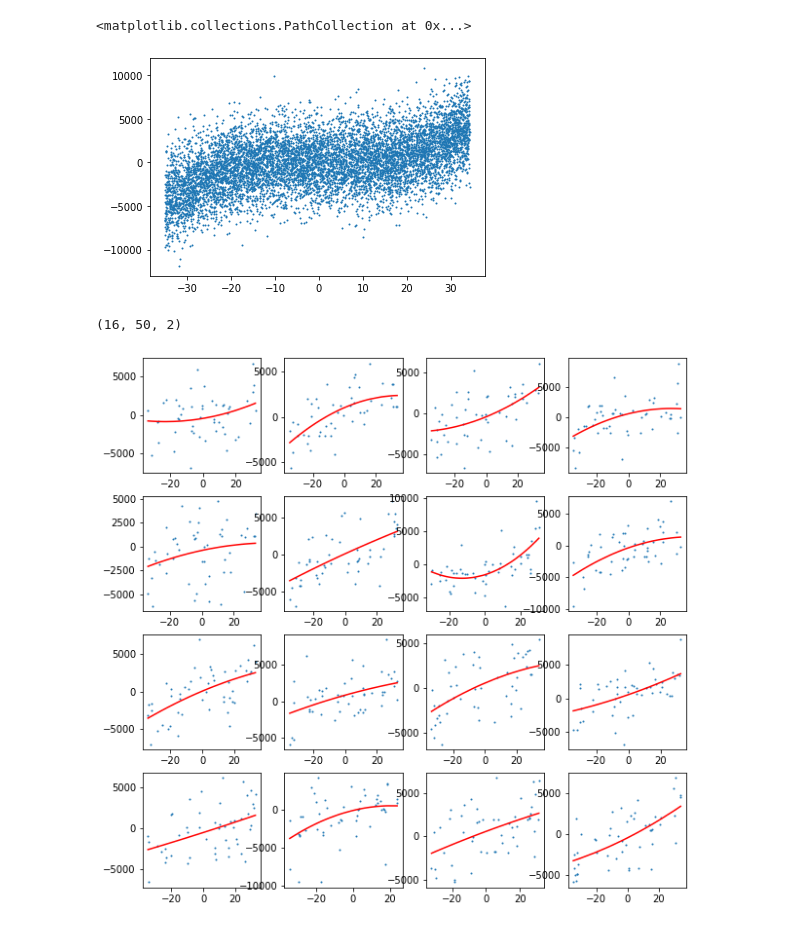
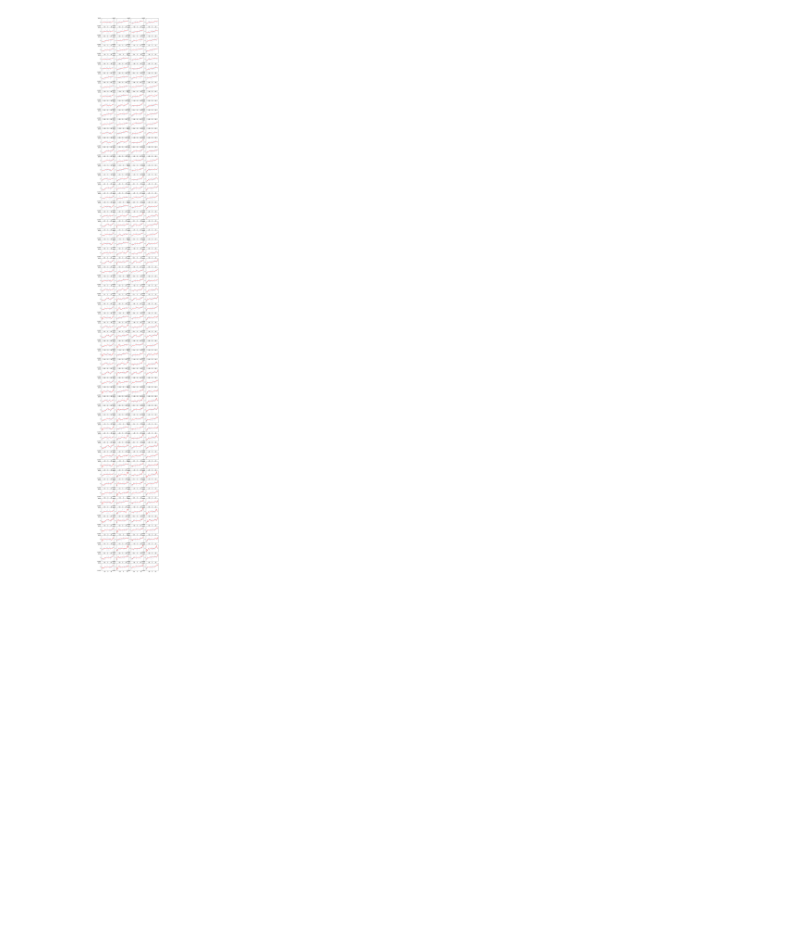
Before and after one commit to ShreyasRevankar/Polynomial-Regression, a Jupyter notebook: 1_assgn1/code.ipynb, the cells around one changed output. Drawn from its saved outputs; the diff is of its cells as text; code cells hidden in the pictures; blank space fills up the shorter version.

Commit message:
Made Function and Graphs for every degree

```diff
--- a/1_assgn1/code.ipynb
+++ b/1_assgn1/code.ipynb
@@ -26,26 +61,14 @@ train_sets_X = np.array(train_sets_X)
 # %%
-# plt.figure(figsize=(10,10))
-# for i in range(16):
-#     plt.subplot(4,4,i+1)
-#     plt.scatter(train_sets_X[i], train_sets_Y[i], s=1)
-    # plt.xlabel('X')
-    # plt.ylabel('Y')
-    # plt.title('Set {}'.format(i+1))
+poly_y = []
+for i in range(1, 16):
+    poly_y.append(regression(train_sets_X, train_sets_Y, i))
 
-plt.scatter(my_data[:,0], my_data[:,1], s=1)
+plt.figure(figsize=(10,100))
+for i in range(15):
+    for j in range(16):
+        plt.subplot(60,4,16*i + j+1)
+        plt.scatter(train_sets_X[j], train_sets_Y[j], s=1)
+        plt.ylim(-10000, 10000)
+        plt.plot(train_sets_X[j], poly_y[i][j], color='red')
 # %% [output]
-<matplotlib.collections.PathCollection at 0x...>
-[figure, old version]
+[figure, new version]
-# %%
-poly = PolynomialFeatures(degree=2, include_bias=False)
-train_sets_X_poly = []
-for row in train_sets_X:
-    row = row.reshape(-1,1)
-    new_row = poly.fit_transform(row)
-    train_sets_X_poly.append(new_row)
-    # print(new_row.shape)
-x_poly = poly.fit_transform(train_sets_X[0].reshape(-1,1))
-train_sets_X_poly = np.array(train_sets_X_poly)
-train_sets_X_poly.shape
-# %% [output]
-(16, 50, 2)
@@ -63,15 +74,0 @@ for i in range(len(train_sets_X_poly)):
-# %%
-# y_predicted = reg.predict(train_sets_X_poly[0])
-# plt.scatter(train_sets_X[0], train_sets_Y[0], s=1)
-# plt.plot(train_sets_X[0], y_predicted, color='red')
-
-plt.figure(figsize=(10,10))
-for i in range(16):
-    plt.subplot(4,4,i+1)
-    plt.scatter(train_sets_X[i], train_sets_Y[i], s=1)
-    plt.plot(train_sets_X[i], y_predicted[i], color='red')
-    # plt.xlabel('X')
-    # plt.ylabel('Y')
-    # plt.title('Set {}'.format(i+1))
-# %% [output]
-[figure, removed]
```
Also changed, not shown: parts of 3 cells of this notebook, 1 other file.
